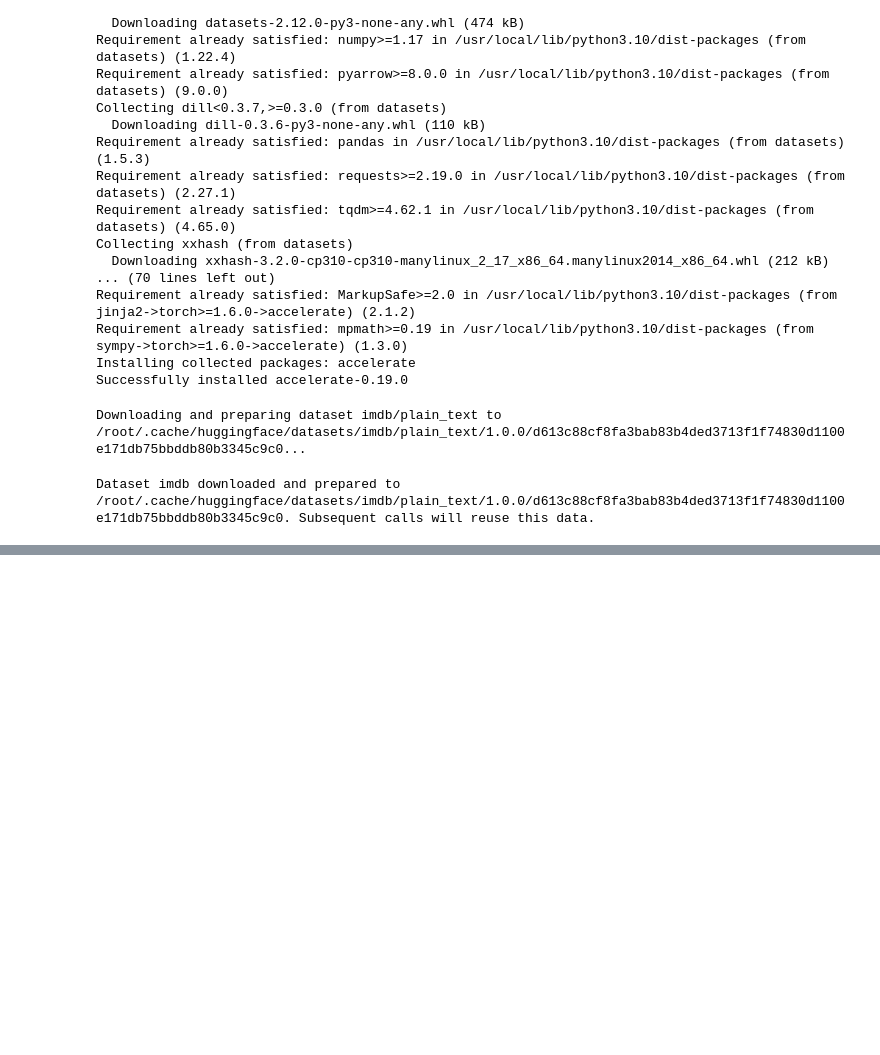
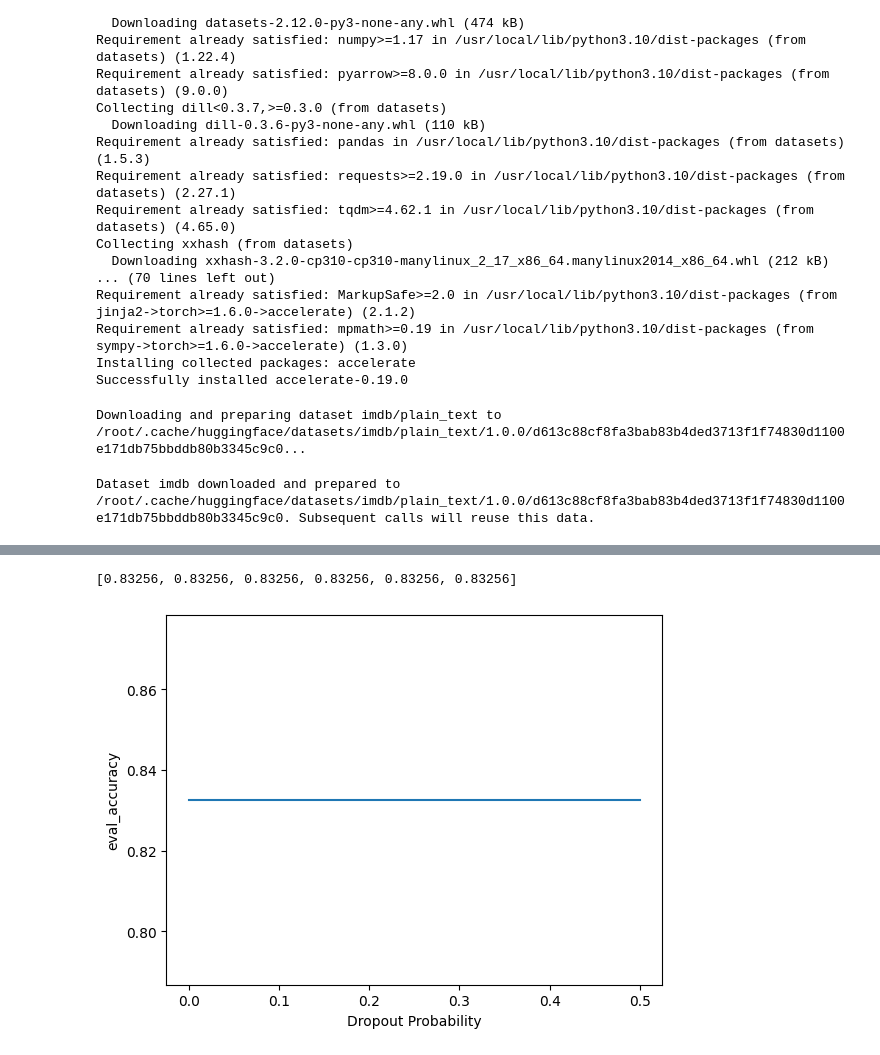
Before and after one commit to yoavr2/NLP_HW2, a Jupyter notebook: Copy_of_q5_DAN.ipynb, the cells around one changed output, grey strips where cells are left out. Drawn from its saved outputs; the diff is of its cells as text; code cells hidden in the pictures; blank space fills up the shorter version.

```diff
--- a/Copy_of_q5_DAN.ipynb
+++ b/Copy_of_q5_DAN.ipynb
@@ -228,0 +257,27 @@ TrainOutput(global_step=15630, training_loss=0.485970048666458, metrics={'train_
+# %%
+acc_drop = [acc_drop_0]
+abc = []
+for i in range(1, 6):
+  model = DAN(i*0.1)
+
+  trainer = Trainer(
+      model=model,
+      data_collator=co,
+      args=training_args,
+      callbacks = [
+                  # YOUR CODE HERE
+
+                  # END YOUR END
+      ],
+      train_dataset=small_train_dataset,
+      eval_dataset=small_eval_dataset,
+      compute_metrics=compute_metrics,
+  )
+  trainer.train()
+  y = []
+  for log in log_history:
+    if 'eval_accuracy' in log:
+      y.append(log['eval_accuracy'])
+  print(y)
+  abc.append(y)
+  acc_drop.append(max(y))
@@ -228,0 +370,9 @@ TrainOutput(global_step=15630, training_loss=0.485970048666458, metrics={'train_
+# %%
+print(acc_drop)
+plt.plot([0, 0.1, 0.2, 0.3, 0.4, 0.5],acc_drop)
+plt.ylabel('eval_accuracy')
+plt.xlabel('Dropout Probability')
+plt.show()
+# %% [output]
+[0.83256, 0.83256, 0.83256, 0.83256, 0.83256, 0.83256]
+[figure, added]
```
Also changed, not shown: parts of 10 cells of this notebook.
